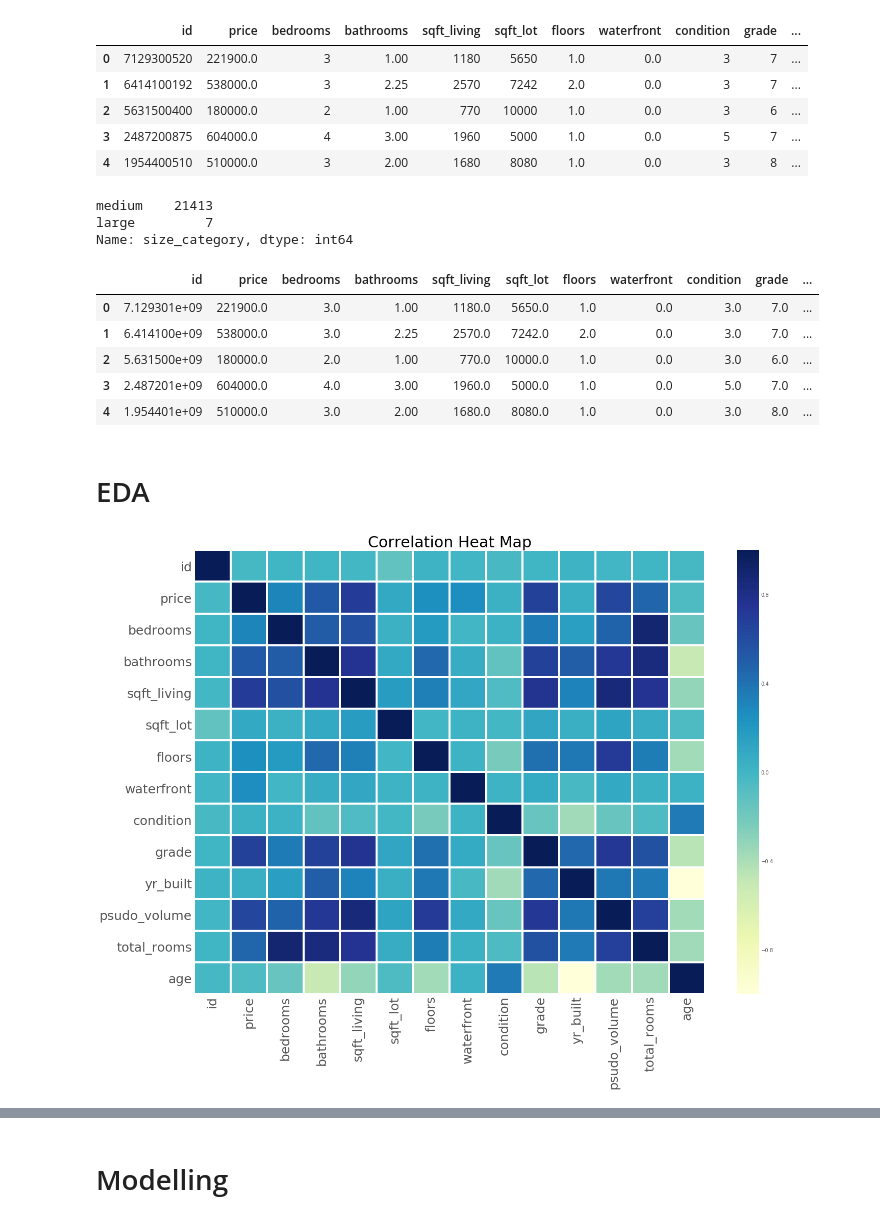
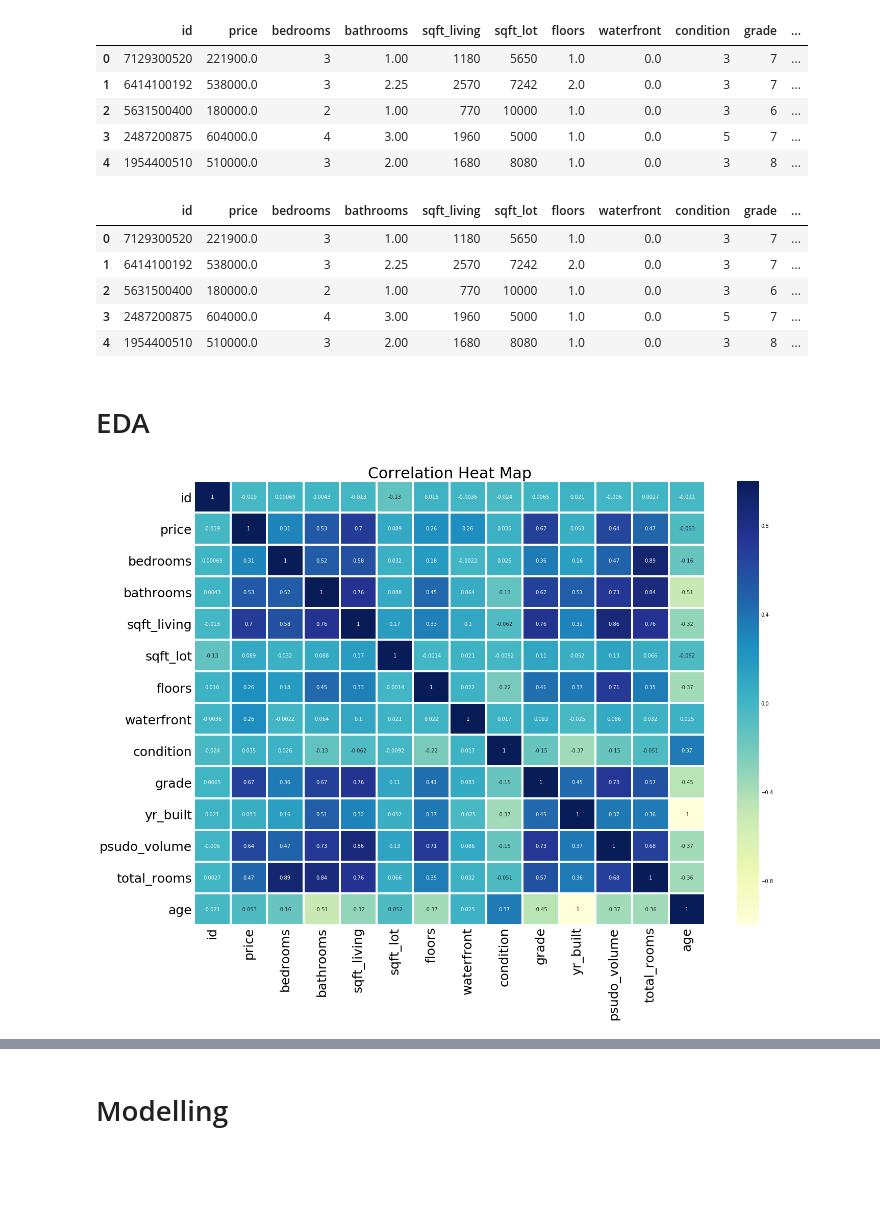
Before and after one commit to Louis-Bad/dsc-mod-2-project-v2-1, a Jupyter notebook: student.ipynb, the cells around one changed output, grey strips where cells are left out. Saved outputs shown, nothing was run; the diff lists cells and outputs as text; code cells hidden in the pictures; blank space fills up the shorter version.

```diff
--- a/student.ipynb
+++ b/student.ipynb
@@ -220,45 +264,27 @@ df['total_rooms'] = df['bedrooms'] + df['bathrooms']
 
 current_yr = datetime.date.today().year
 df['age'] = current_yr - df['yr_built']
-# %%
-# Creating a size category column based off of the psudo-volume variable
-psuvol_min = df['psudo_volume'].describe()[3]
-psuvol_max = df['psudo_volume'].describe()[-1]
-small = psuvol_max *0.4
-medium = psuvol_max *0.5
-
-df['size_category'] = None
-for i, volume in enumerate(df['psudo_volume']):
-    if volume <= small:
-        df.loc[i, 'size_category'] = 'small'
-    if volume <= medium:
-        df.loc[i, 'size_category'] = 'medium'
-    else:
-        df.loc[i, 'size_category'] = 'large'
-# %%
-df['size_category'].value_counts()
-# %% [output]
-medium    21413
-large         7
-Name: size_category, dtype: int64
 # %%
 df.head()
 # %% [output]
 |  | id | price | bedrooms | bathrooms | sqft_living | sqft_lot | floors | waterfront | condition | grade | ... |
-| 0 | 7.129301e+09 | 221900.0 | 3.0 | 1.00 | 1180.0 | 5650.0 | 1.0 | 0.0 | 3.0 | 7.0 | ... |
-| 1 | 6.414100e+09 | 538000.0 | 3.0 | 2.25 | 2570.0 | 7242.0 | 2.0 | 0.0 | 3.0 | 7.0 | ... |
-| 2 | 5.631500e+09 | 180000.0 | 2.0 | 1.00 | 770.0 | 10000.0 | 1.0 | 0.0 | 3.0 | 6.0 | ... |
-| 3 | 2.487201e+09 | 604000.0 | 4.0 | 3.00 | 1960.0 | 5000.0 | 1.0 | 0.0 | 5.0 | 7.0 | ... |
-| 4 | 1.954401e+09 | 510000.0 | 3.0 | 2.00 | 1680.0 | 8080.0 | 1.0 | 0.0 | 3.0 | 8.0 | ... |
+| 0 | 7129300520 | 221900.0 | 3 | 1.00 | 1180 | 5650 | 1.0 | 0.0 | 3 | 7 | ... |
+| 1 | 6414100192 | 538000.0 | 3 | 2.25 | 2570 | 7242 | 2.0 | 0.0 | 3 | 7 | ... |
+| 2 | 5631500400 | 180000.0 | 2 | 1.00 | 770 | 10000 | 1.0 | 0.0 | 3 | 6 | ... |
+| 3 | 2487200875 | 604000.0 | 4 | 3.00 | 1960 | 5000 | 1.0 | 0.0 | 5 | 7 | ... |
+| 4 | 1954400510 | 510000.0 | 3 | 2.00 | 1680 | 8080 | 1.0 | 0.0 | 3 | 8 | ... |
 # %% [markdown]
 # EDA
 # %%
+# To gain an idea of the correlations between the variables. This will help to identify features that could be
+# good predictors of house price (the 3rd question)
+
 df_corr = df.corr()
 fig, ax = plt.subplots(figsize=(20,16))
 ax.set_title('Correlation Heat Map', fontsize=30)
 plt.xticks(fontsize=25)
 plt.yticks(fontsize=25)
-sns.heatmap(df_corr, linewidths=3, cmap="YlGnBu")
+sns.heatmap(df_corr, linewidths=3, cmap="YlGnBu", annot=True)
 plt.show();
 # %% [output]
-[figure, old version]
+[figure, new version]
```
Also changed, not shown: parts of 33 cells of this notebook.
